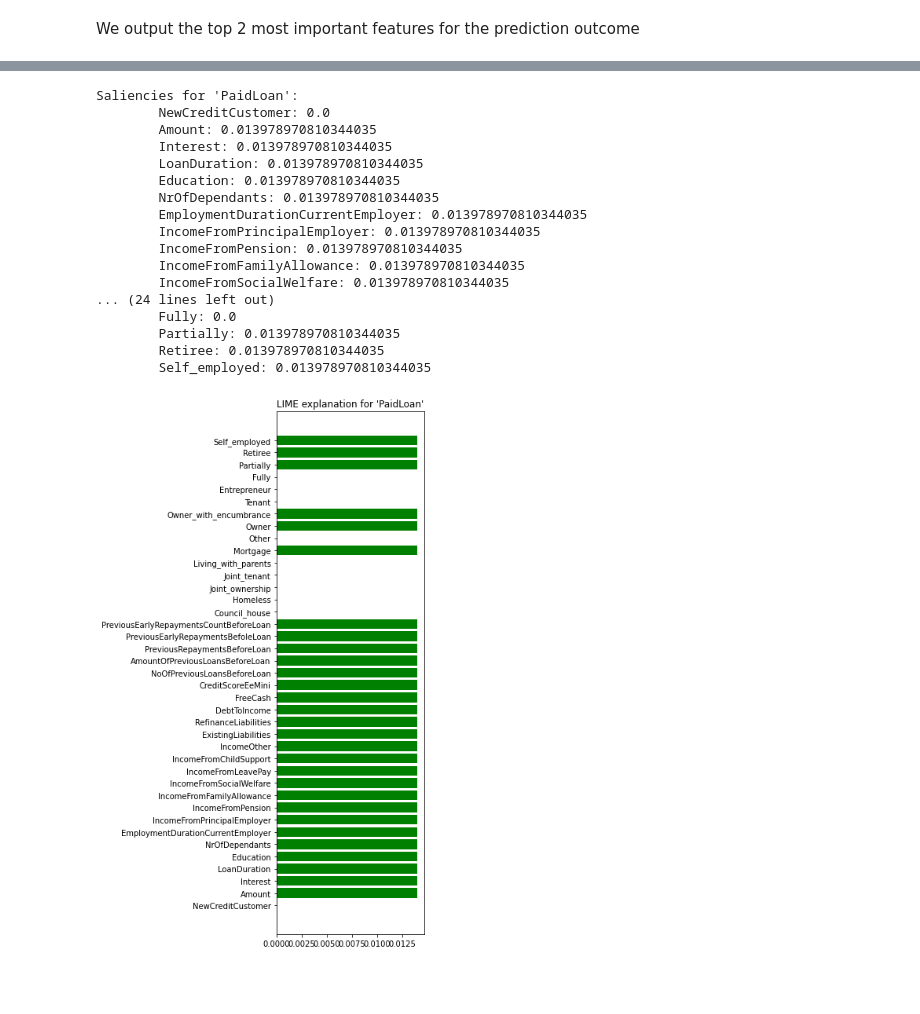
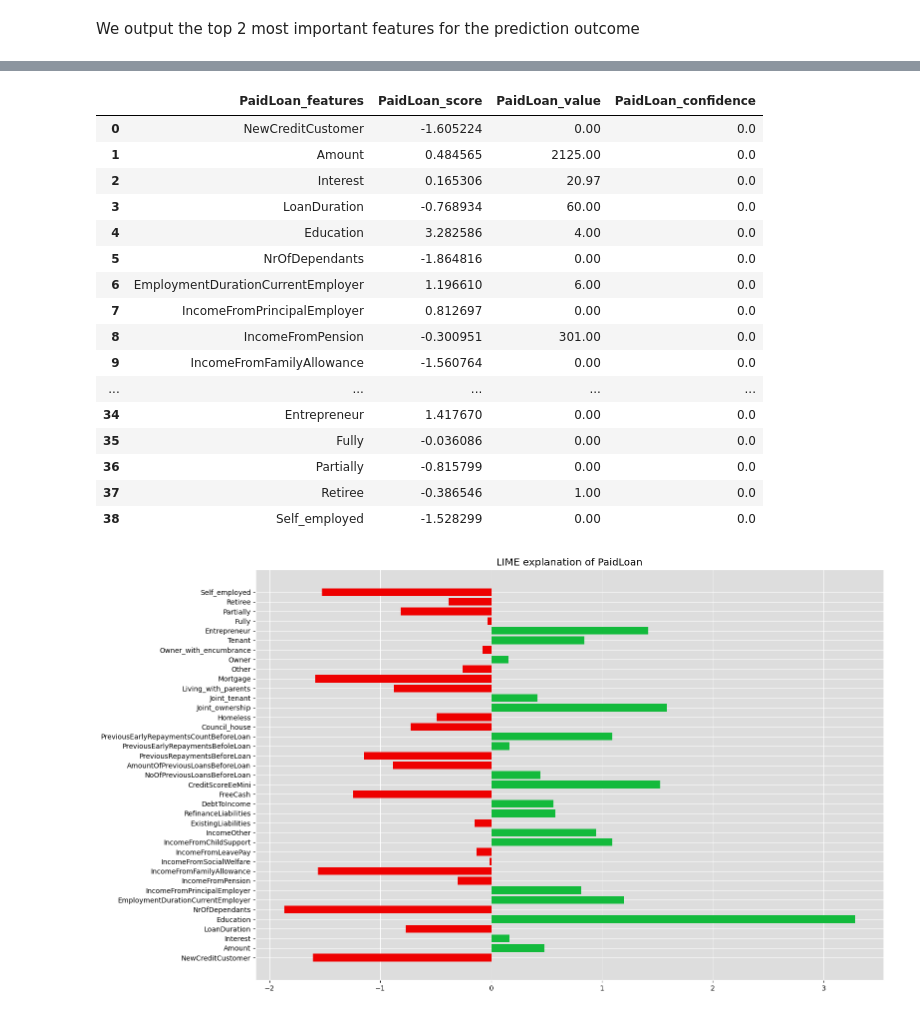
Before and after one commit to trustyai-explainability/trustyai-explainability-python-examples, a Jupyter notebook: examples/Lime.ipynb, the cells around one changed output, grey strips where cells are left out. Cells and saved outputs as stored; diff of their text form; code cells hidden in the pictures; blank space fills up the shorter version.

```diff
--- a/examples/Lime.ipynb
+++ b/examples/Lime.ipynb
@@ -293,27 +297,24 @@ FeatureImportance{feature=Feature{name='Interest', type=number, value=20.97}, sc
 # %%
-print(cb_explanation.show('PaidLoan'))
+cb_explanation.as_dataframe()
 # %% [output]
-Saliencies for 'PaidLoan':
-        NewCreditCustomer: 0.0
-        Amount: 0.013978970810344035
-        Interest: 0.013978970810344035
-        LoanDuration: 0.013978970810344035
-        Education: 0.013978970810344035
-        NrOfDependants: 0.013978970810344035
-        EmploymentDurationCurrentEmployer: 0.013978970810344035
-        IncomeFromPrincipalEmployer: 0.013978970810344035
-        IncomeFromPension: 0.013978970810344035
-        IncomeFromFamilyAllowance: 0.013978970810344035
-        IncomeFromSocialWelfare: 0.013978970810344035
-... (24 lines left out)
-        Fully: 0.0
-        Partially: 0.013978970810344035
-        Retiree: 0.013978970810344035
-        Self_employed: 0.013978970810344035
+|  | PaidLoan_features | PaidLoan_score | PaidLoan_value | PaidLoan_confidence |
+| 0 | NewCreditCustomer | -1.605224 | 0.00 | 0.0 |
+| 1 | Amount | 0.484565 | 2125.00 | 0.0 |
+| 2 | Interest | 0.165306 | 20.97 | 0.0 |
+| 3 | LoanDuration | -0.768934 | 60.00 | 0.0 |
+| 4 | Education | 3.282586 | 4.00 | 0.0 |
+| 5 | NrOfDependants | -1.864816 | 0.00 | 0.0 |
+| 6 | EmploymentDurationCurrentEmployer | 1.196610 | 6.00 | 0.0 |
+| 7 | IncomeFromPrincipalEmployer | 0.812697 | 0.00 | 0.0 |
+| 8 | IncomeFromPension | -0.300951 | 301.00 | 0.0 |
+| 9 | IncomeFromFamilyAllowance | -1.560764 | 0.00 | 0.0 |
+| ... | ... | ... | ... | ... |
+| 34 | Entrepreneur | 1.417670 | 0.00 | 0.0 |
+| 35 | Fully | -0.036086 | 0.00 | 0.0 |
+| 36 | Partially | -0.815799 | 0.00 | 0.0 |
+| 37 | Retiree | -0.386546 | 1.00 | 0.0 |
+| 38 | Self_employed | -1.528299 | 0.00 | 0.0 |
 # %%
-import matplotlib.pyplot as plt
-
-plt.figure(figsize=(6,10))
 cb_explanation.plot('PaidLoan')
 # %% [output]
-[figure, old version]
+[figure, new version]
```
Also changed, not shown: parts of 6 cells of this notebook, 3 other files.
